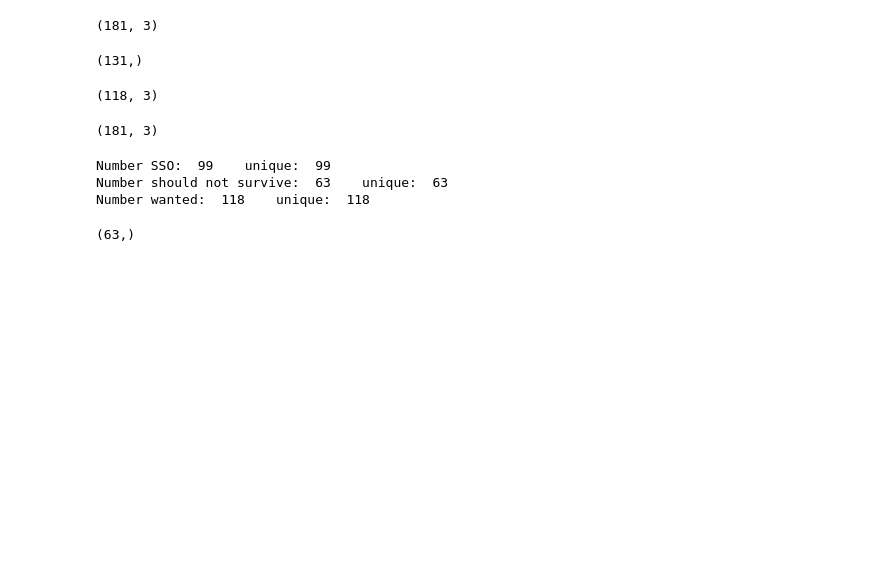
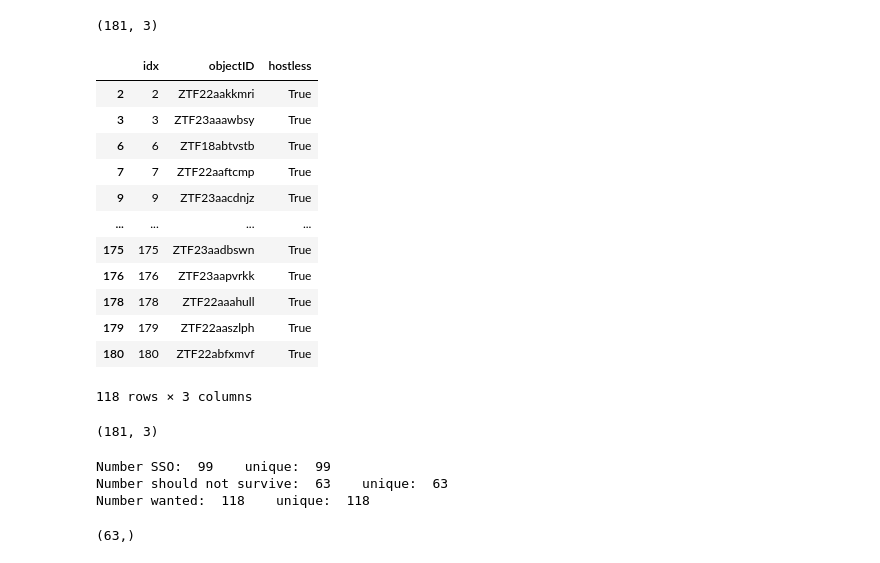
Before and after one commit to emilleishida/crp7_hostless, a Jupyter notebook: notebooks/check_power_spectrum.ipynb, the cells around one changed output. Cells and saved outputs as stored; diff of their text form; code cells hidden in the pictures; blank space fills up the shorter version.

```diff
--- a/notebooks/check_power_spectrum.ipynb
+++ b/notebooks/check_power_spectrum.ipynb
@@ -4,20 +4,28 @@ import matplotlib.pylab as plt
 import numpy as np
 import os
 # %%
-data_wanted = pd.read_csv('from_lilianne.dat', delim_whitespace=True,
+data_wanted = pd.read_csv('../data/from_lilianne.dat', delim_whitespace=True,
                           usecols=['idx','objectID','hostless'])
 # %%
 data_wanted.shape
 # %% [output]
 (181, 3)
-# %%
-wanted_names.shape
-# %% [output]
-(131,)
-# %%
-data_wanted[data_wanted['hostless']==True].shape
-# %% [output]
-(118, 3)
+# %%
+data_wanted[data_wanted['hostless'] == True]
+# %% [output]
+|  | idx | objectID | hostless |
+| 2 | 2 | ZTF22aakkmri | True |
+| 3 | 3 | ZTF23aaawbsy | True |
+| 6 | 6 | ZTF18abtvstb | True |
+| 7 | 7 | ZTF22aaftcmp | True |
+| 9 | 9 | ZTF23aacdnjz | True |
+| ... | ... | ... | ... |
+| 175 | 175 | ZTF23aadbswn | True |
+| 176 | 176 | ZTF23aapvrkk | True |
+| 178 | 178 | ZTF22aaahull | True |
+| 179 | 179 | ZTF22aaszlph | True |
+| 180 | 180 | ZTF22abfxmvf | True |
+118 rows × 3 columns
 # %%
 
 wanted_names = list(data_wanted[data_wanted['hostless']]['objectID'])
```
